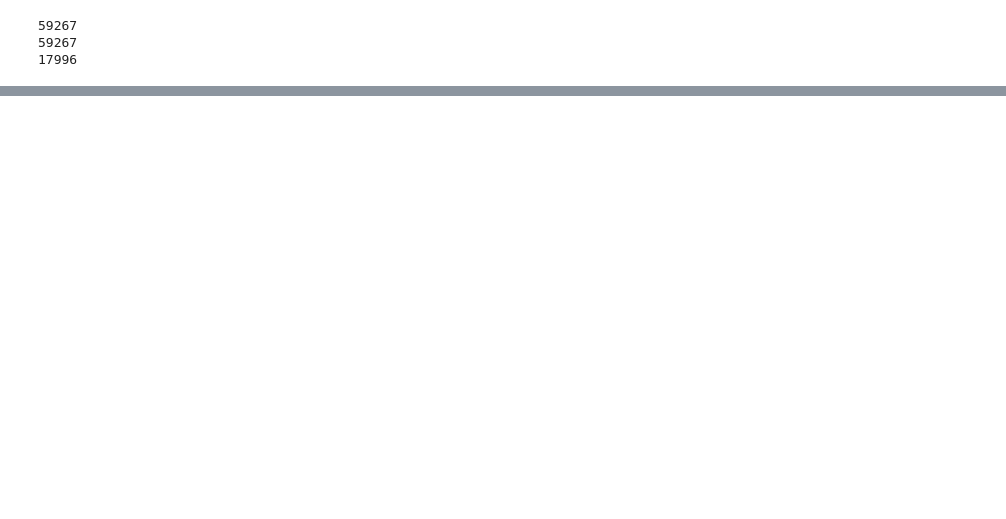
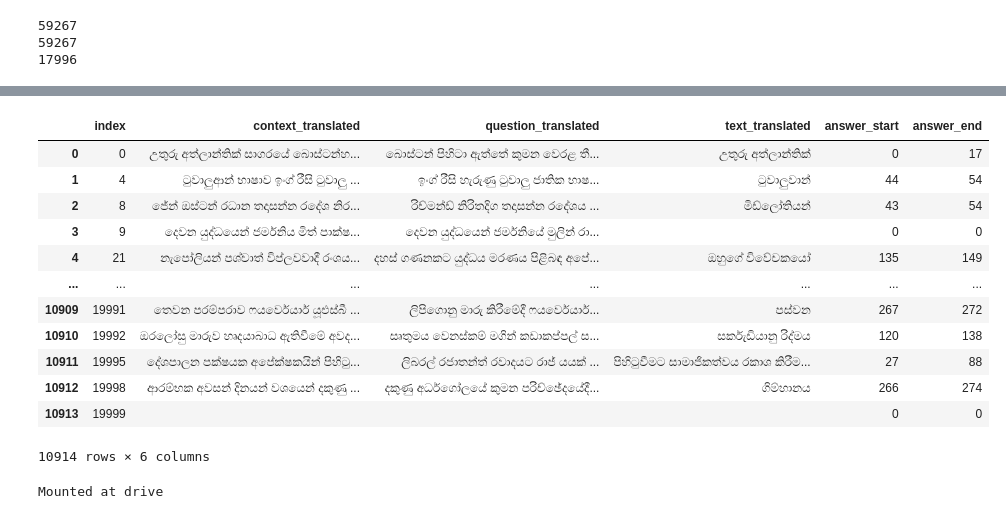
Before and after one commit to sathsaraRasantha/Question_Answering_for_Sinhala_Language_using_Deep_NN_Architectures, a Jupyter notebook: Preprocessing_Pipeline_for_QA.ipynb, the cells around one changed output, grey strips where cells are left out. Drawn from its saved outputs; the diff is of its cells as text; code cells hidden in the pictures; blank space fills up the shorter version.

```diff
--- a/Preprocessing_Pipeline_for_QA.ipynb
+++ b/Preprocessing_Pipeline_for_QA.ipynb
@@ -280,0 +410,5 @@ print(len(word_vocab))
+# %%
+lis,stripped_context,stripped_question,stripped_answer=gather_text_for_vocab(full)
+# %%
+cleaned_data=pd.DataFrame(list(zip(stripped_context,stripped_question,stripped_answer)), columns =['context_translated', 'question_translated','text_translated'])
+cleaned_data
@@ -280,0 +429,15 @@ print(len(word_vocab))
+# %%
+answer_start=[]
+answer_end=[]
+
+for i in range(0,20000):
+  text=str(cleaned_data['context_translated'][i])
+  answer=str(cleaned_data['text_translated'][i])
+  start=text.find(answer)
+  end=start+len(answer)
+  answer_start.append(start)
+  answer_end.append(end)
+# %%
+cleaned_data['answer_start']=answer_start
+cleaned_data['answer_end']=answer_end
+cleaned_data
@@ -280,0 +458,22 @@ print(len(word_vocab))
+# %%
+new_df = cleaned_data[cleaned_data.answer_start != -1]
+new_df=new_df.reset_index()
+# %% [output]
+|  | index | context_translated | question_translated | text_translated | answer_start | answer_end |
+| 0 | 0 | උතුරු අත්ලාන්තික් සාගරයේ බොස්ටන්හ... | බොස්ටන් පිහිටා ඇත්තේ කුමන වෙරළ තී... | උතුරු අත්ලාන්තික් | 0 | 17 |
+| 1 | 4 | ටුවාලුආන් භාෂාව ඉංග් රීසි ටුවාලු ... | ඉංග් රීසි හැරුණු ටුවාලු ජාතික භාෂ... | ටුවාලුවාන් | 44 | 54 |
+| 2 | 8 | ජේන් ඔස්ටන් රධාන තදාසන්න රදේශ නිර... | රිච්මන්ඩ් නිරිතදිග තදාසන්න රදේශය ... | මිඩ්ලෝතියන් | 43 | 54 |
+| 3 | 9 | දෙවන යුද්ධයෙන් ජර්මනිය මිත් පාක්ෂ... | දෙවන යුද්ධයෙන් ජර්මනියේ මුලින් රා... |  | 0 | 0 |
+| 4 | 21 | නැපෝලියන් පශ්චාත් විප්ලවවාදී රංශය... | දහස් ගණනකට යුද්ධය මරණය පිළිබඳ අපේ... | ඔහුගේ විවේචකයෝ | 135 | 149 |
+| ... | ... | ... | ... | ... | ... | ... |
+| 10909 | 19991 | තෙවන පරම්පරාව ෆයර්වෙයාර් යූඑස්බී ... | ලිපිගොනු මාරු කිරීමේදී ෆයර්වෙයාර්... | පස්වන | 267 | 272 |
+| 10910 | 19992 | ඔරලෝසු මාරුව හෘදයාබාධ ඇතිවීමේ අවද... | සෘතුමය වෙනස්කම් මගින් කඩාකප්පල් ස... | සර්කැඩියානු රිද්මය | 120 | 138 |
+| 10911 | 19995 | දේශපාලන පක්ෂයක අපේක්ෂකයින් පිහිටු... | ලිබරල් රජාතන්ත් රවාදයට රාජ් යයක් ... | පිහිටුවීමට සාමාජිකත්වය රකාශ කිරීම... | 27 | 88 |
+| 10912 | 19998 | ආරම්භක අවසන් දිනයන් වශයෙන් දකුණු ... | දකුණු අර්ධගෝලයේ කුමන පරිච්ඡේදයේදී... | ගිම්හානය | 266 | 274 |
+| 10913 | 19999 |  |  |  | 0 | 0 |
+10914 rows × 6 columns
+# %%
+from google.colab import drive
+drive.mount('drive')
+# %% [output]
+Mounted at drive
```
Also changed, not shown: parts of 27 cells of this notebook.
